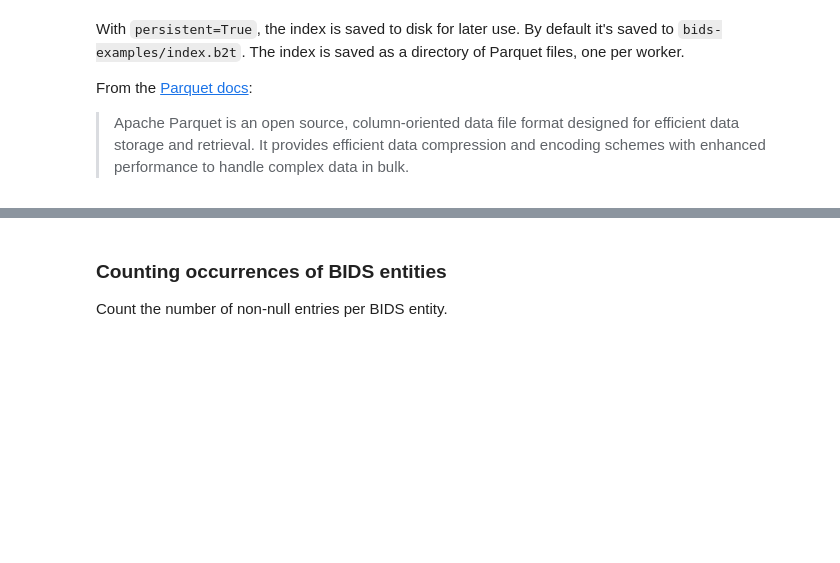
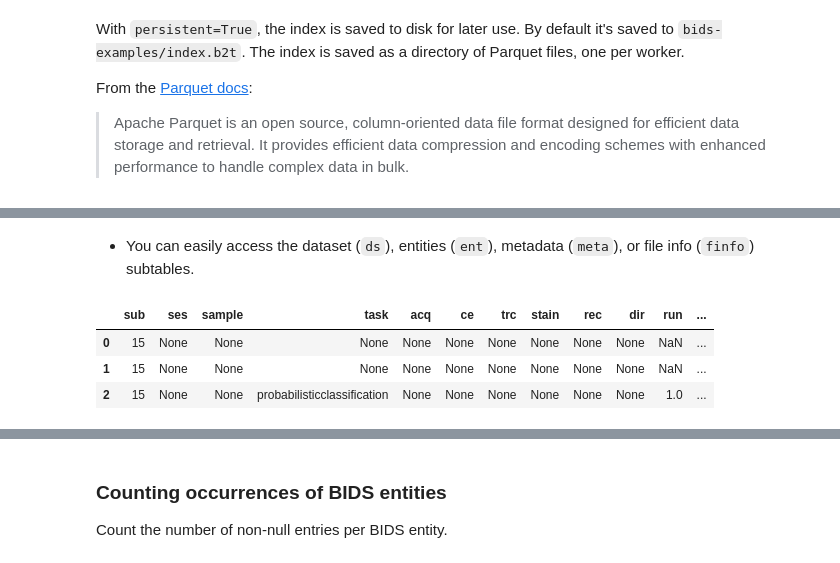
Before and after one commit to childmindresearch/bids2table, a Jupyter notebook: example/example.ipynb, the cells around one changed output, grey strips where cells are left out. Cells and saved outputs as stored; diff of their text form; code cells hidden in the pictures; blank space fills up the shorter version.

```diff
--- a/example/example.ipynb
+++ b/example/example.ipynb
@@ -138,0 +85,9 @@ df.head(3)
+# %% [markdown]
+- You can easily access the dataset (`ds`), entities (`ent`), metadata (`meta`), or file info (`finfo`) subtables.
+# %%
+tab.ent.head(3)
+# %% [output]
+|  | sub | ses | sample | task | acq | ce | trc | stain | rec | dir | run | ... |
+| 0 | 15 | None | None | None | None | None | None | None | None | None | NaN | ... |
+| 1 | 15 | None | None | None | None | None | None | None | None | None | NaN | ... |
+| 2 | 15 | None | None | probabilisticclassification | None | None | None | None | None | None | 1.0 | ... |
```
Also changed, not shown: parts of 44 cells of this notebook, 18 other files.
